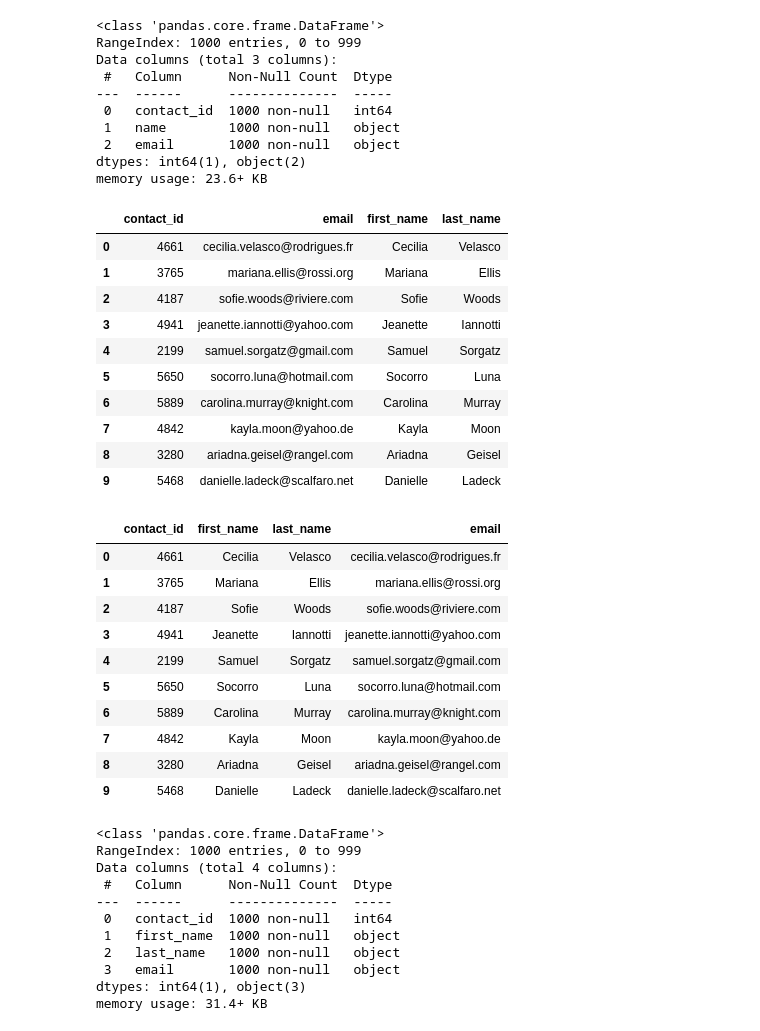
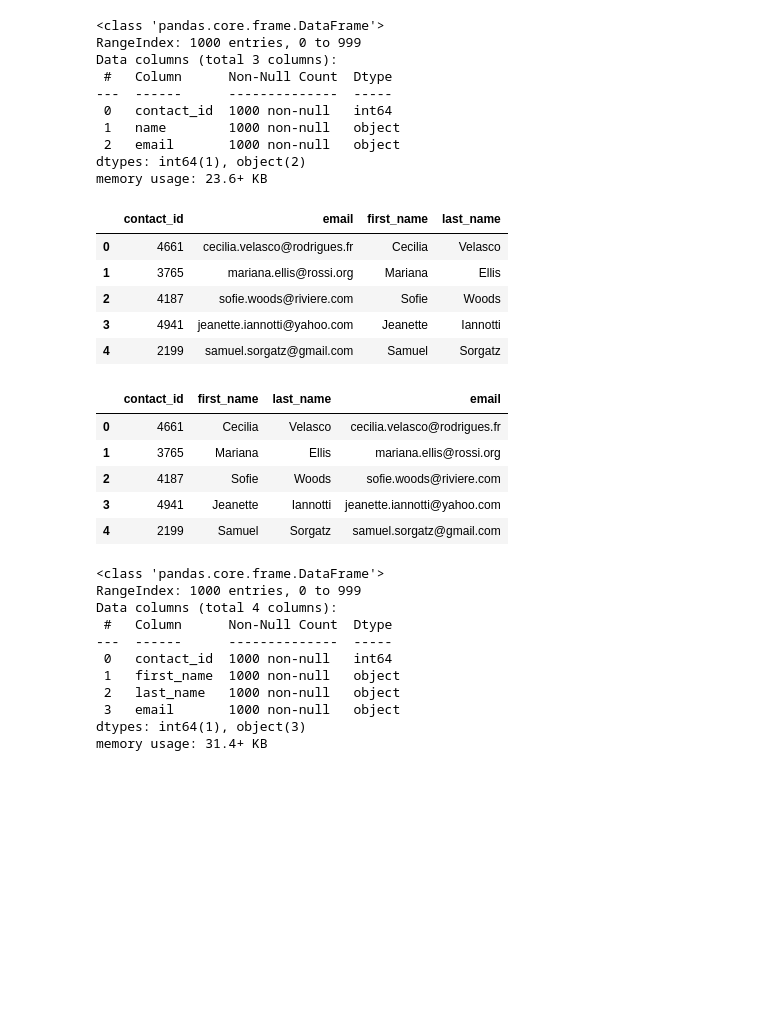
Before and after one commit to Keegawho198/Crowdfunding_ETL, a Jupyter notebook: ETL_Mini_Project_KNair_MSohi.ipynb, the cells around one changed output. Cells and saved outputs as stored; diff of their text form; code cells hidden in the pictures; blank space fills up the shorter version.

```diff
--- a/ETL_Mini_Project_KNair_MSohi.ipynb
+++ b/ETL_Mini_Project_KNair_MSohi.ipynb
@@ -287,7 +294,7 @@ campaign_cleaned.to_csv("Resources/campaign.csv", index=False)
 ### Extract the contacts.xlsx Data.
 # %%
 # Read the data into a Pandas DataFrame. Use the `header=2` parameter when reading in the data.
-contact_info_df = pd.read_excel('Resources/contacts.xlsx', header=2)
+contact_info_df = pd.read_excel('Resources/contacts.xlsx', header=3) #header =2 giving errors in the upcoming section
 contact_info_df.head()
 # %% [output]
 |  | contact_info |
@@ -313,6 +320,18 @@ Then export the DataFrame as a `contacts.csv` CSV file.
 import json
 dict_values = []
 
+# loops each row in the DataFrame
+for i, row in contact_info_df.iterrows():
+    data=row.iloc[0]
+   # print(data)
+#convert JSON to Python
+    convert_data = json.loads(data)
+   # print(convert_data)
+#Extract the dictionary values from the keys by using a Python list comprehension
+    row_values = [value for key, value in convert_data.items()]
+
+#Add the values for each row to a new list
+    dict_values.append(row_values)
 
 # Print out the list of values for each row.
 print(dict_values)
@@ -321,6 +340,9 @@ print(dict_values)
 # %%
 # Create a contact_info DataFrame and add each list of values, i.e., each row
 # to the 'contact_id', 'name', 'email' columns.
+columns = ['contact_id','name','email']
+contact_df = pd.DataFrame(dict_values, columns = columns)
+contact_df.head()
 # %% [output]
 |  | contact_id | name | email |
 | 0 | 4661 | Cecilia Velasco | cecilia.velasco@rodrigues.fr |
@@ -343,23 +366,22 @@ dtypes: int64(1), object(2)
 memory usage: 23.6+ KB
 # %%
 # Create a "first"name" and "last_name" column with the first and last names from the "name" column.
-
+contact_df[['first_name','last_name']] = contact_df['name'].str.split(' ', expand = True)
 
 # Drop the contact_name column
+contact_df.drop(columns=['name'], inplace = True)
+contact_df.head()
 # %% [output]
 |  | contact_id | email | first_name | last_name |
 | 0 | 4661 | cecilia.velasco@rodrigues.fr | Cecilia | Velasco |
 | 1 | 3765 | mariana.ellis@rossi.org | Mariana | Ellis |
 | 2 | 4187 | sofie.woods@riviere.com | Sofie | Woods |
 | 3 | 4941 | jeanette.iannotti@yahoo.com | Jeanette | Iannotti |
 | 4 | 2199 | samuel.sorgatz@gmail.com | Samuel | Sorgatz |
-| 5 | 5650 | socorro.luna@hotmail.com | Socorro | Luna |
-| 6 | 5889 | carolina.murray@knight.com | Carolina | Murray |
-| 7 | 4842 | kayla.moon@yahoo.de | Kayla | Moon |
-| 8 | 3280 | ariadna.geisel@rangel.com | Ariadna | Geisel |
-| 9 | 5468 | danielle.ladeck@scalfaro.net | Danielle | Ladeck |
 # %%
 # Reorder the columns
+contacts_df_clean = contact_df[['contact_id', 'first_name', 'last_name', 'email']]
+contacts_df_clean.head()
 # %% [output]
 |  | contact_id | first_name | last_name | email |
 | 0 | 4661 | Cecilia | Velasco | cecilia.velasco@rodrigues.fr |
@@ -367,10 +389,5 @@ memory usage: 23.6+ KB
 | 2 | 4187 | Sofie | Woods | sofie.woods@riviere.com |
 | 3 | 4941 | Jeanette | Iannotti | jeanette.iannotti@yahoo.com |
 | 4 | 2199 | Samuel | Sorgatz | samuel.sorgatz@gmail.com |
-| 5 | 5650 | Socorro | Luna | socorro.luna@hotmail.com |
-| 6 | 5889 | Carolina | Murray | carolina.murray@knight.com |
-| 7 | 4842 | Kayla | Moon | kayla.moon@yahoo.de |
-| 8 | 3280 | Ariadna | Geisel | ariadna.geisel@rangel.com |
-| 9 | 5468 | Danielle | Ladeck | danielle.ladeck@scalfaro.net |
 # %%
 # Check the datatypes one more time before exporting as CSV file.
```
Also changed, not shown: parts of 21 cells of this notebook.
